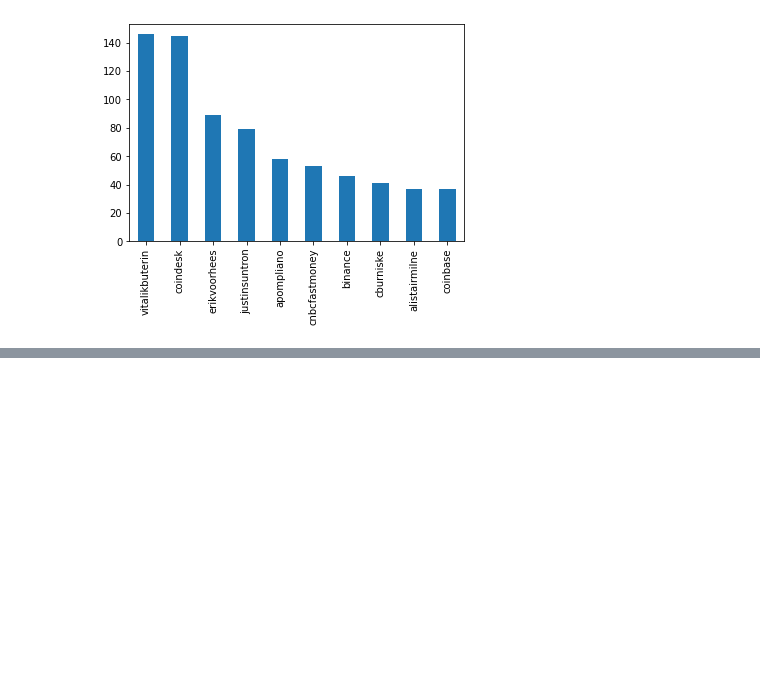
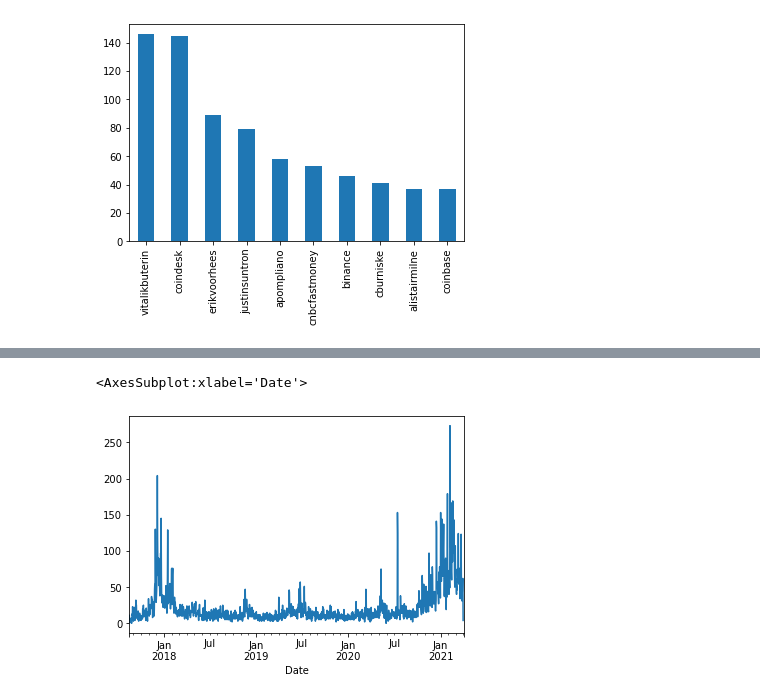
Before and after one commit to dim3003/data-analysis-crypto, a Jupyter notebook: notebooks/gp_notebooks.ipynb, the cells around one changed output, grey strips where cells are left out. Cells and saved outputs as stored; diff of their text form; code cells hidden in the pictures; blank space fills up the shorter version.

```diff
--- a/notebooks/gp_notebooks.ipynb
+++ b/notebooks/gp_notebooks.ipynb
@@ -178,0 +205,4 @@ test.resample("1D").sum().plot()
+# %%
+# merge dataset
+merge_df = df_btc.join(test,lsuffix='_caller', rsuffix='_other')
+merge_df
@@ -178,0 +224,5 @@ test.resample("1D").sum().plot()
+# %%
+merge_df['tweet'].plot() # petit problème de database mais sinon ça a merge
+# %% [output]
+<AxesSubplot:xlabel='Date'>
+[figure, added]
```
Also changed, not shown: parts of 7 cells of this notebook, 1 other file.
